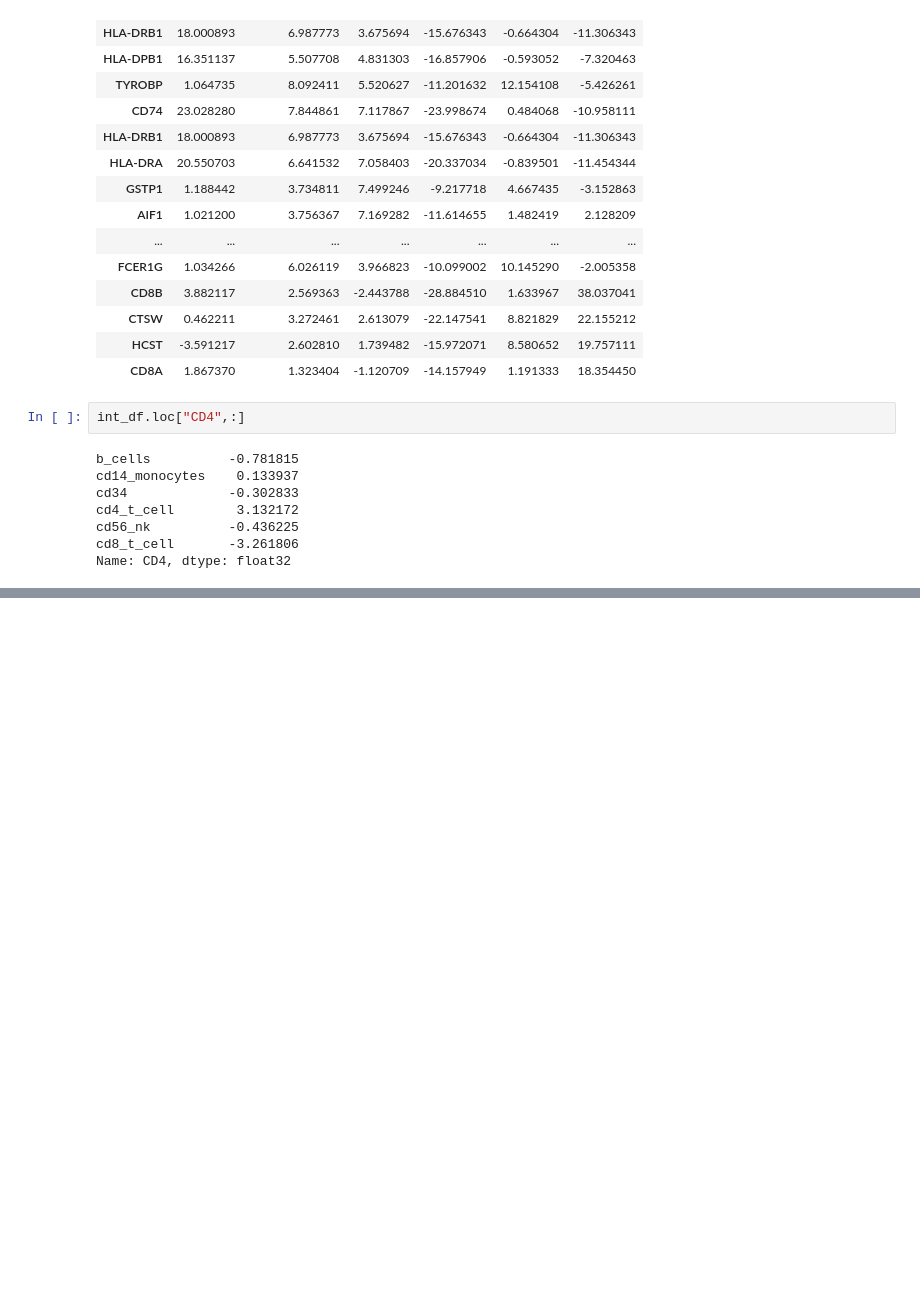
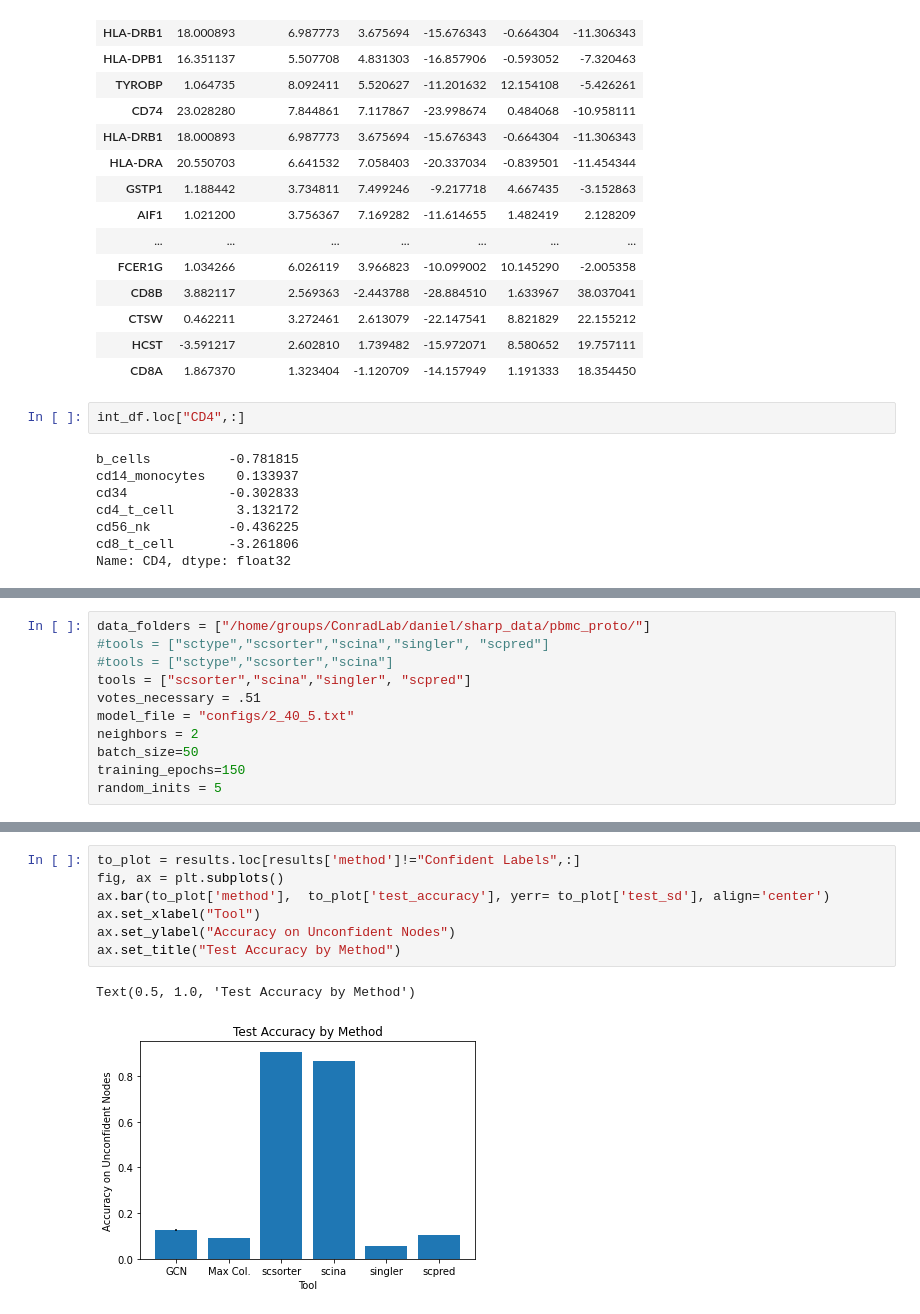
Before and after one commit to lewinsohndp/scSHARP, a Jupyter notebook: pbmc_proto_analysis.ipynb, the cells around one changed output, grey strips where cells are left out. Cells and saved outputs as stored; diff of their text form; blank space fills up the shorter version.

```diff
--- a/pbmc_proto_analysis.ipynb
+++ b/pbmc_proto_analysis.ipynb
@@ -343,0 +417,11 @@ int_df.sort_values("cd4_t_cell", ascending=False).head(30)
+# %%
+data_folders = ["/home/groups/ConradLab/daniel/sharp_data/pbmc_proto/"]
+#tools = ["sctype","scsorter","scina","singler", "scpred"]
+#tools = ["sctype","scsorter","scina"]
+tools = ["scsorter","scina","singler", "scpred"]
+votes_necessary = .51
+model_file = "configs/2_40_5.txt"
+neighbors = 2
+batch_size=50
+training_epochs=150
+random_inits = 5
@@ -343,0 +443,10 @@ int_df.sort_values("cd4_t_cell", ascending=False).head(30)
+# %%
+to_plot = results.loc[results['method']!="Confident Labels",:]
+fig, ax = plt.subplots()
+ax.bar(to_plot['method'],  to_plot['test_accuracy'], yerr= to_plot['test_sd'], align='center')
+ax.set_xlabel("Tool")
+ax.set_ylabel("Accuracy on Unconfident Nodes")
+ax.set_title("Test Accuracy by Method")
+# %% [output]
+Text(0.5, 1.0, 'Test Accuracy by Method')
+[figure, added]
```
Also changed, not shown: parts of 25 cells of this notebook, 3 other files.
